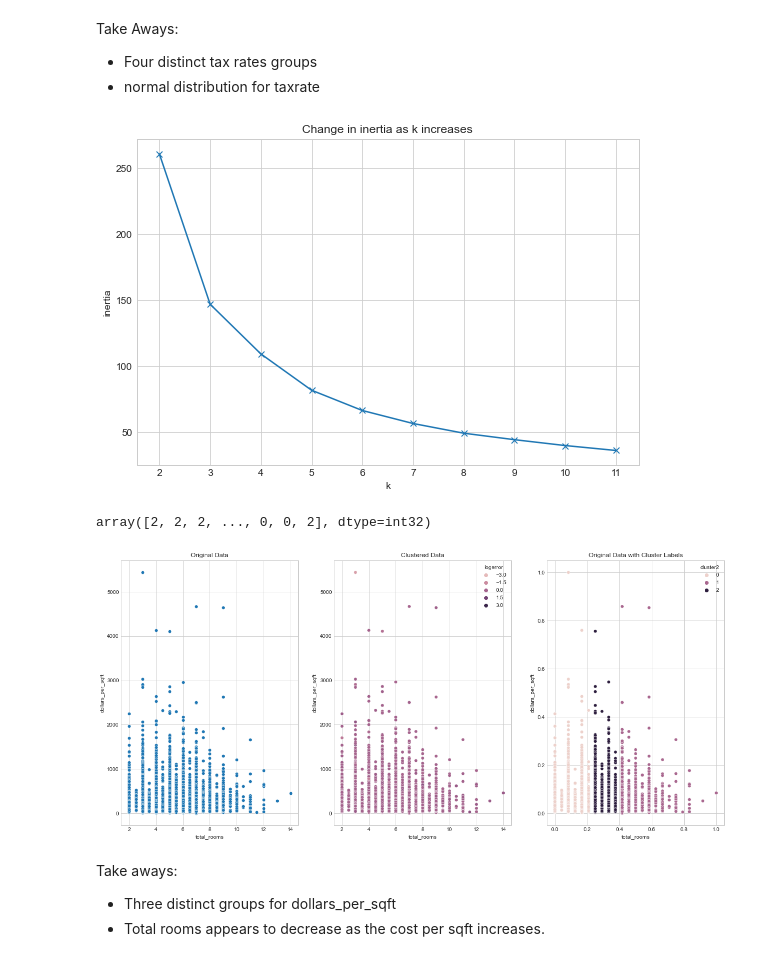
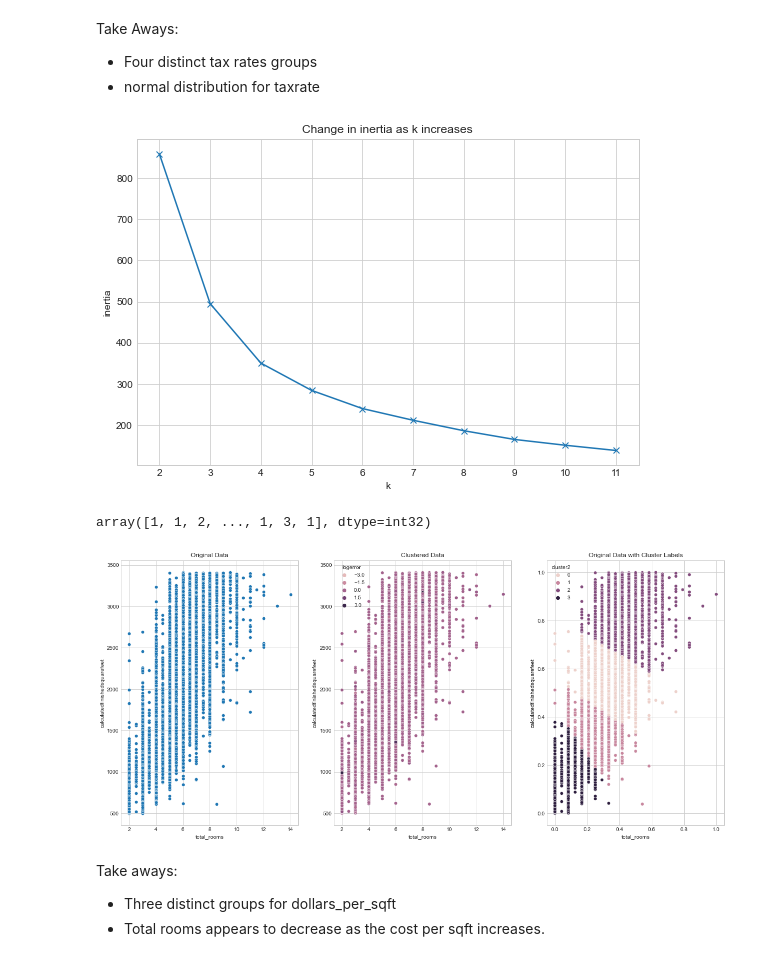
Before and after one commit to craigcalzado/clustering-project, a Jupyter notebook: cluster_project.ipynb, the cells around one changed output. Drawn from its saved outputs; the diff is of its cells as text; code cells hidden in the pictures.

```diff
--- a/cluster_project.ipynb
+++ b/cluster_project.ipynb
@@ -538,9 +538,9 @@ Take Aways:
 - Four distinct tax rates groups
 - normal distribution for taxrate
 # %%
-X1 = X_train_scaled[['total_rooms', 'dollars_per_sqft']]
-X2 = X_validate_scaled[['total_rooms', 'dollars_per_sqft']]
-X3 = X_test_scaled[['total_rooms', 'dollars_per_sqft']]
+X1 = X_train_scaled[['total_rooms', 'calculatedfinishedsquarefeet']]
+X2 = X_validate_scaled[['total_rooms', 'calculatedfinishedsquarefeet']]
+X3 = X_test_scaled[['total_rooms', 'calculatedfinishedsquarefeet']]
 # %%
 # Check the inertia of the KMeans model
 with plt.style.context('seaborn-whitegrid'):
@@ -551,10 +551,10 @@ with plt.style.context('seaborn-whitegrid'):
     plt.ylabel('inertia')
     plt.title('Change in inertia as k increases')
 # %% [output]
-[figure, old version]
+[figure, new version]
 # %%
-# KMeans with k=3
-kmeans = KMeans(n_clusters=3)
+# KMeans with k=4
+kmeans = KMeans(n_clusters=4, random_state=789)
 kmeans.fit(X1)
 kmeans.fit(X2)
 kmeans.fit(X3)
@@ -563,5 +563,5 @@ kmeans.predict(X1)
 kmeans.predict(X2)
 kmeans.predict(X3)
 # %% [output]
-array([2, 2, 2, ..., 0, 0, 2], dtype=int32)
+array([1, 1, 2, ..., 1, 3, 1], dtype=int32)
 # %%
@@ -572,18 +572,18 @@ X_test_scaled['cluster2'] = kmeans.predict(X3)
 # %%
 # create three subplots with original data, actual, and cluster assignments
 with plt.style.context('seaborn-whitegrid'):
     plt.figure(figsize=(20, 9))
     plt.subplot(1, 3, 1)
-    sns.scatterplot(x='total_rooms', y='dollars_per_sqft', data=X_train)
+    sns.scatterplot(x='total_rooms', y='calculatedfinishedsquarefeet', data=X_train)
     plt.title('Original Data')
     plt.subplot(1, 3, 2)
-    sns.scatterplot(x='total_rooms', y='dollars_per_sqft', hue='logerror', data=train)
+    sns.scatterplot(x='total_rooms', y='calculatedfinishedsquarefeet', hue='logerror', data=train)
     plt.title('Clustered Data')
     plt.subplot(1, 3, 3)
-    sns.scatterplot(x='total_rooms', y='dollars_per_sqft', hue='cluster2', data=X_train_scaled)
+    sns.scatterplot(x='total_rooms', y='calculatedfinishedsquarefeet', hue='cluster2', data=X_train_scaled)
     plt.title('Original Data with Cluster Labels')
 # %% [output]
-[figure, old version]
+[figure, new version]
 # %% [markdown]
 Take aways:
 - Three distinct groups for dollars_per_sqft
```
Also changed, not shown: parts of 33 cells of this notebook, 1 other file.
